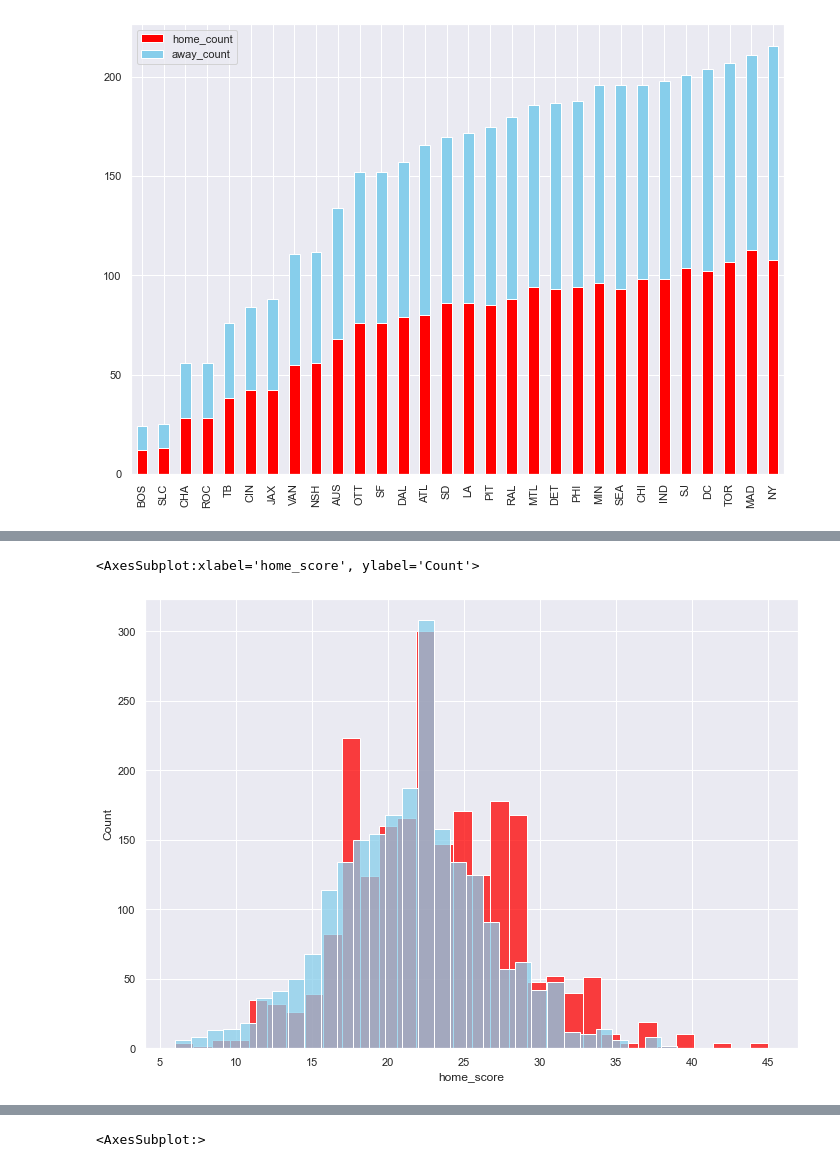
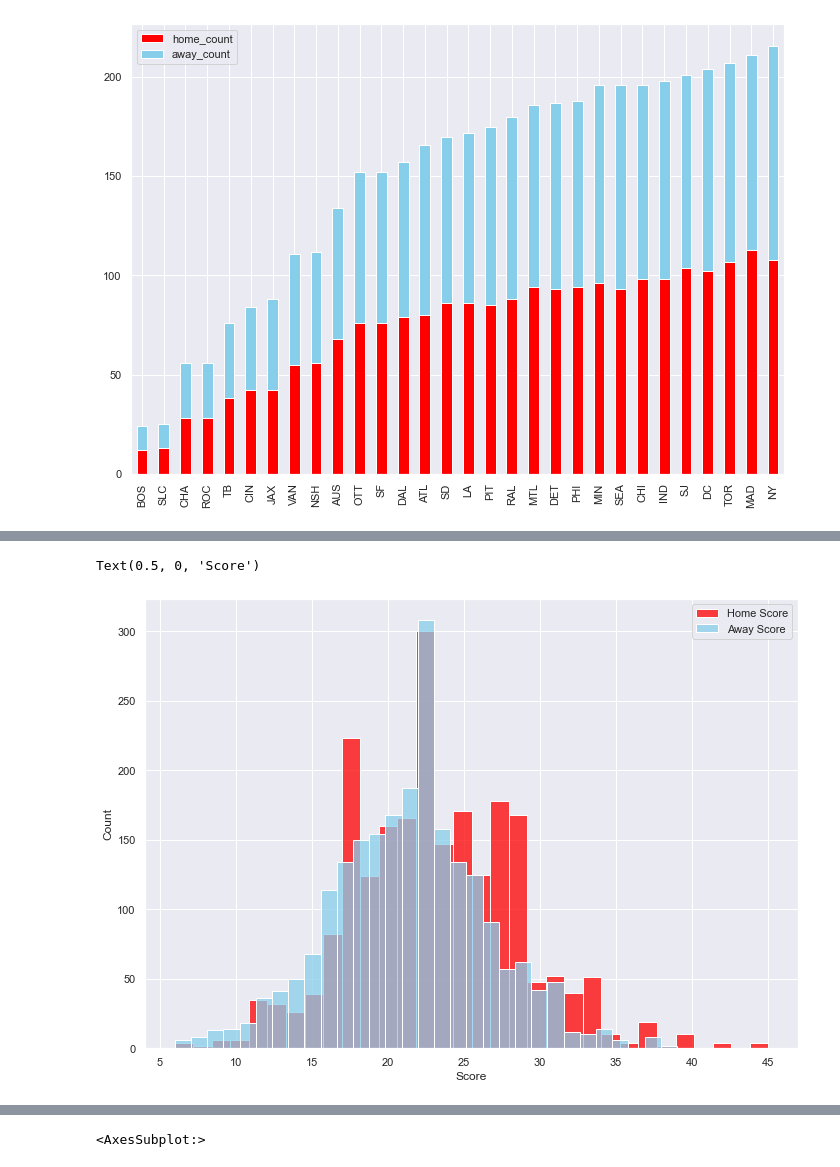
Before and after one commit to g-lorenzo/audl_ds, a Jupyter notebook: EDA.ipynb, the cells around one changed output, grey strips where cells are left out. Drawn from its saved outputs; the diff is of its cells as text; code cells hidden in the pictures.

```diff
--- a/EDA.ipynb
+++ b/EDA.ipynb
@@ -122,10 +125,12 @@ sns.boxplot(data=df, x='away_score', y='away_team');
 # %%
 # Histograms of Scores
 sns.histplot(data=df, x='home_score', color='red')
 sns.histplot(data=df, x='away_score', color='skyblue')
+plt.legend(['Home Score', 'Away Score'])
+plt.xlabel('Score')
 # %% [output]
-<AxesSubplot:xlabel='home_score', ylabel='Count'>
+Text(0.5, 0, 'Score')
-[figure, old version]
+[figure, new version]
 # %%
 # Histograms of Scores
 sns.histplot(data=df, x='o_line_scores', color='green')
```
Also changed, not shown: parts of 8 cells of this notebook.
